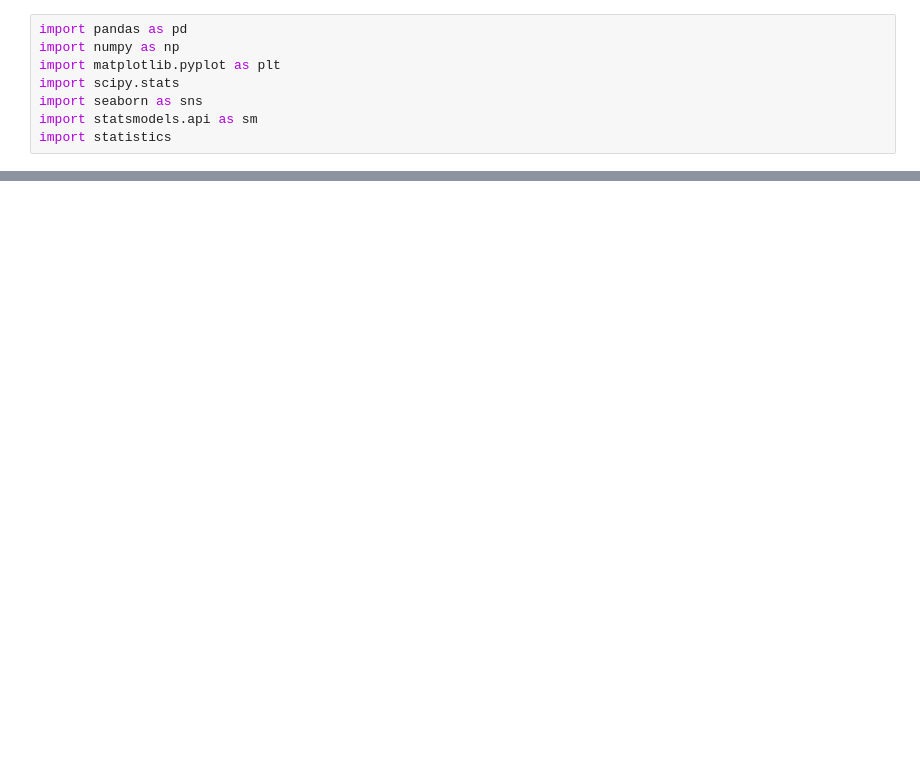
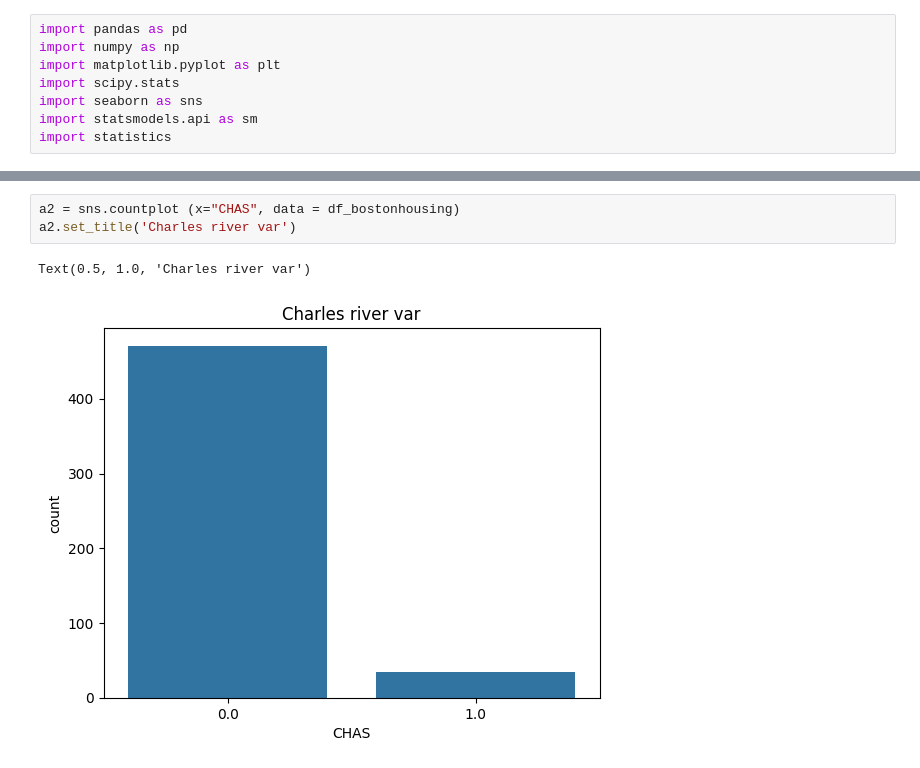
Before and after one commit to MichalinaBienkiewicz/BostonHousing, a Jupyter notebook: BostonHousing.ipynb, the cells around one changed output, grey strips where cells are left out. Drawn from its saved outputs; the diff is of its cells as text; blank space fills up the shorter version.

```diff
--- a/BostonHousing.ipynb
+++ b/BostonHousing.ipynb
@@ -276,0 +71,6 @@ Warnings:
+# %%
+a2 = sns.countplot (x="CHAS", data = df_bostonhousing)
+a2.set_title('Charles river var')
+# %% [output]
+Text(0.5, 1.0, 'Charles river var')
+[figure, added]
```
Also changed, not shown: parts of 57 cells of this notebook.
